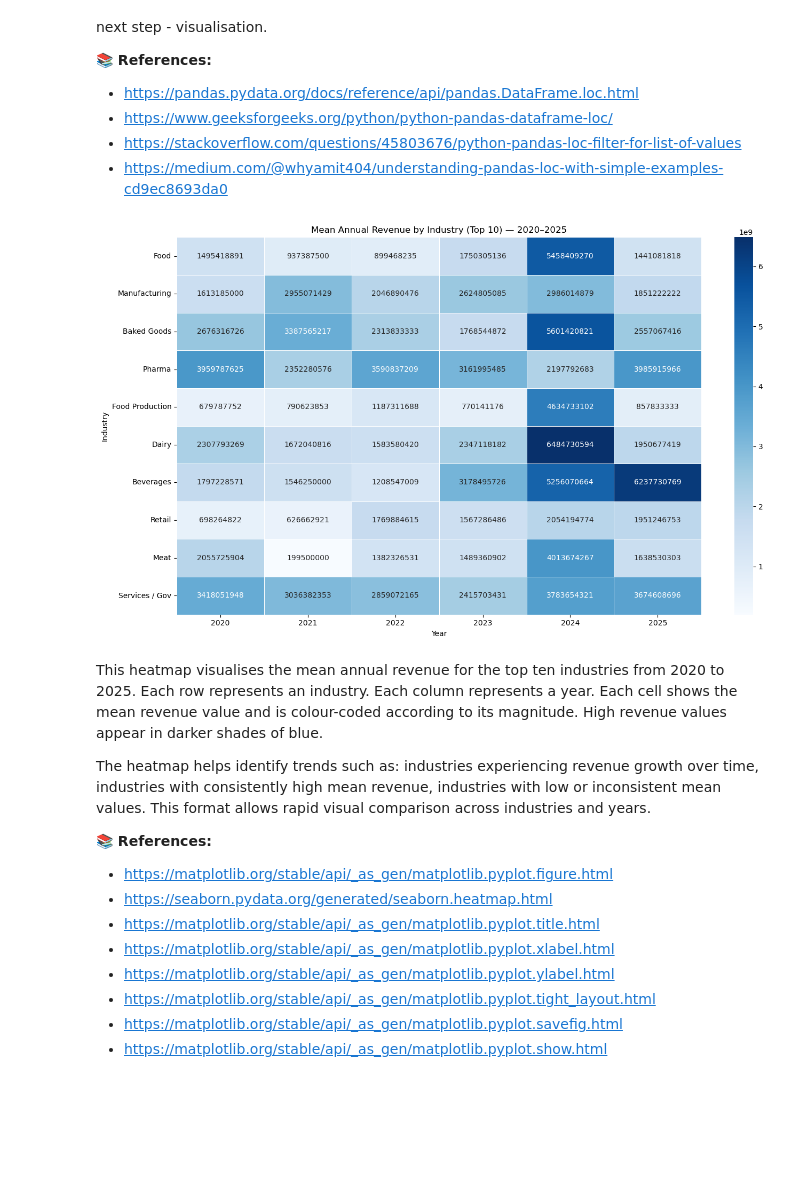
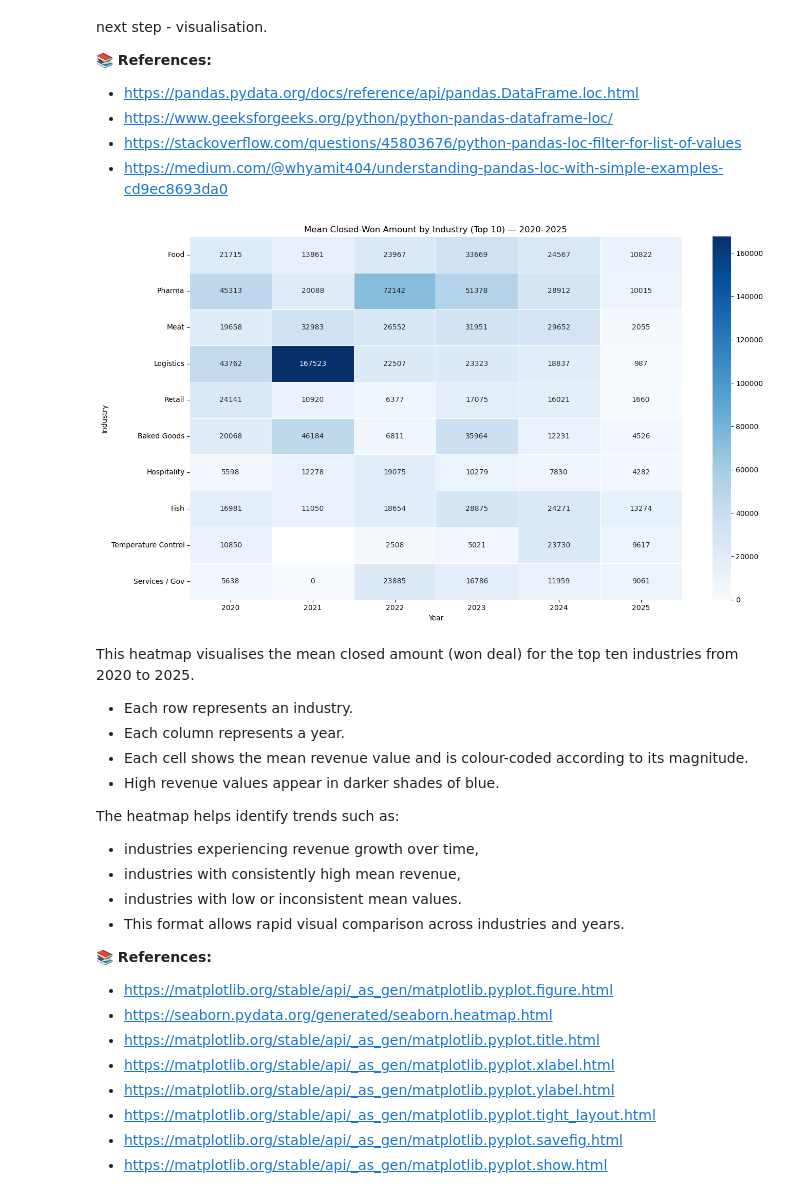
Before and after one commit to tihana-gray/pfda-big_project, a Jupyter notebook: contact_database_analysis.ipynb, the cells around one changed output. Cells and saved outputs as stored; diff of their text form; code cells hidden in the pictures; blank space fills up the shorter version.

```diff
--- a/contact_database_analysis.ipynb
+++ b/contact_database_analysis.ipynb
@@ -1191,8 +1191,9 @@ Filtering with this mask outputs a dataset `df_rev` with only relevant years.
 - https://www.geeksforgeeks.org/python/python-pandas-dataframe-isin/
 - https://www.w3schools.com/python/pandas/ref_df_isin.asp
 # %%
-df_rev['Annual Revenue'] = pd.to_numeric(df_rev['Annual Revenue'], errors='coerce')
-# Converts Annual Revenue to a numeric column
+df_rev['Closed amount'] = pd.to_numeric(df_rev['Closed amount'], errors='coerce')
+# pd.to_numeric converts string-formatted numbers into numeric dtype.
+# errors='coerce' converts invalid values (such as '(No value)') into NaN.
 # %% [markdown]
 If any revenue values remain improperly formatted, `errors='coerce'` ensures they become NaN, preventing errors in mean/median calculations.
 
@@ -1202,7 +1203,7 @@ If any revenue values remain improperly formatted, `errors='coerce'` ensures the
 - https://stackoverflow.com/questions/69746592/pandas-to-numeric
 # %%
 # Grouping by both Year and Industry Grouped
-revenue_stats = df_rev.groupby(['Year', 'Industry'])['Annual Revenue'].agg(['mean', 'median'])
+revenue_stats = df_rev.groupby(['Year', 'Industry'])['Closed amount'].agg(['mean', 'median'])
 # .groupby() groups the dataset by Year and Industry Grouped
 # .agg() applies multiple statistical functions
 # %% [markdown]
@@ -1245,7 +1246,7 @@ pivot_median.to_csv("data/cleaned/annual_revenue_median_by_industry.csv")
 **Plotting:**
 # %%
 # Calculating total revenue per industry across 2020–2025
-industry_total_revenue = df_rev.groupby('Industry')['Annual Revenue'].sum().sort_values(ascending=False)
+industry_total_revenue = df_rev.groupby('Industry')['Closed amount'].sum().sort_values(ascending=False)
 # .groupby('Industry') groups the revenue values by industry category.
 # .sum() calculates the total revenue contributed by each industry.
 # .sort_values(ascending=False) orders industries from highest to lowest revenue.
@@ -1298,47 +1299,47 @@ These tables now contain only the most financially significant industries and ar
 plt.figure(figsize=(14, 8)) # Sets readability.
 
 sns.heatmap(
     pivot_mean_top,
     annot=True,
     fmt=".0f",
     cmap="Blues",
     linewidths=0.5
 )
 # sns.heatmap() generates a heatmap where colour intensity represents revenue.
 # annot=True writes numerical values inside each cell.
 # fmt=".0f" formats numbers with zero decimal places for clarity.
 # cmap="Blues" defines the colour gradient style.
 # linewidths adds gridlines to improve visibility between cells.
 
 # Adding title and axis labels for interpretability.
-plt.title("Mean Annual Revenue by Industry (Top 10) — 2020–2025")
+plt.title("Mean Closed-Won Amount by Industry (Top 10) — 2020–2025")
 plt.xlabel("Year")
 plt.ylabel("Industry")
 
 # Adjusting element spacing to prevent label overlap.
 plt.tight_layout()
 
 plt.savefig("plots/mean_annual_revenue_by_industry_heatmap.png", dpi=300, bbox_inches="tight")
 # Saves the heatmap into the project's /plots/ directory.
 # dpi=300 ensures high-resolution output.
 # bbox_inches="tight" removes unnecessary whitespace.
 
 plt.show()
 # Displays the heatmap.
 # %% [output]
-[figure, old version]
+[figure, new version]
 # %% [markdown]
-This heatmap visualises the mean annual revenue for the top ten industries from 2020 to 2025.
-Each row represents an industry.
-Each column represents a year.
-Each cell shows the mean revenue value and is colour-coded according to its magnitude.
-High revenue values appear in darker shades of blue.
+This heatmap visualises the mean closed amount (won deal) for the top ten industries from 2020 to 2025.<br>
+- Each row represents an industry.
+- Each column represents a year.
+- Each cell shows the mean revenue value and is colour-coded according to its magnitude.
+- High revenue values appear in darker shades of blue.
 
-The heatmap helps identify trends such as:
-industries experiencing revenue growth over time,
-industries with consistently high mean revenue,
-industries with low or inconsistent mean values.
-This format allows rapid visual comparison across industries and years.
+The heatmap helps identify trends such as:<br>
+- industries experiencing revenue growth over time,
+- industries with consistently high mean revenue,
+- industries with low or inconsistent mean values.
+- This format allows rapid visual comparison across industries and years.
 
 **📚 References:** <br>
 - https://matplotlib.org/stable/api/_as_gen/matplotlib.pyplot.figure.html
```
Also changed, not shown: parts of 2 cells of this notebook, 3 other files.
